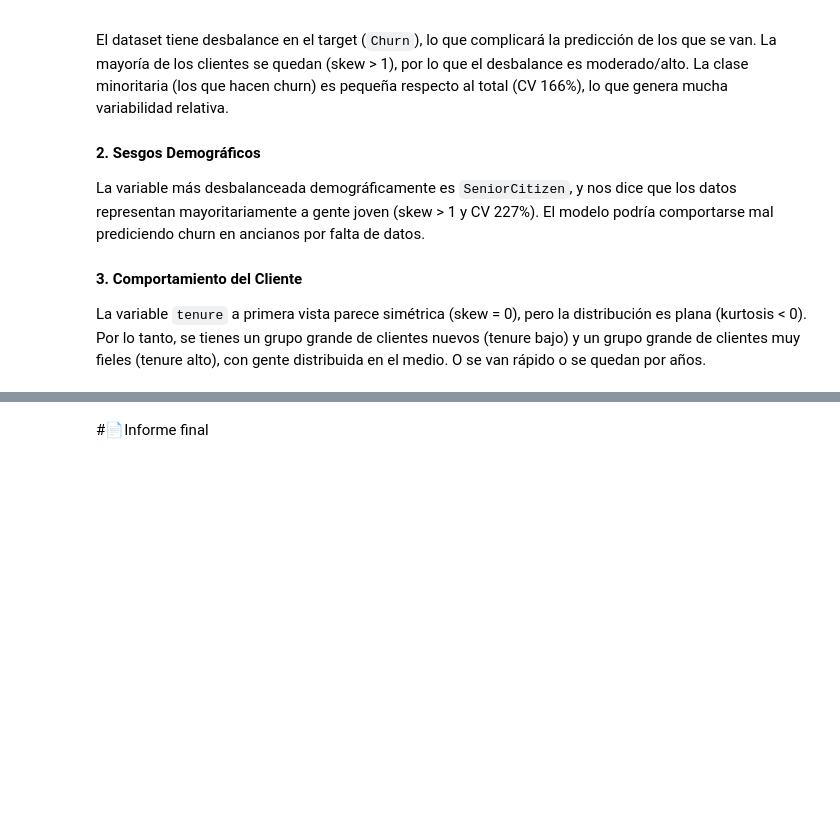
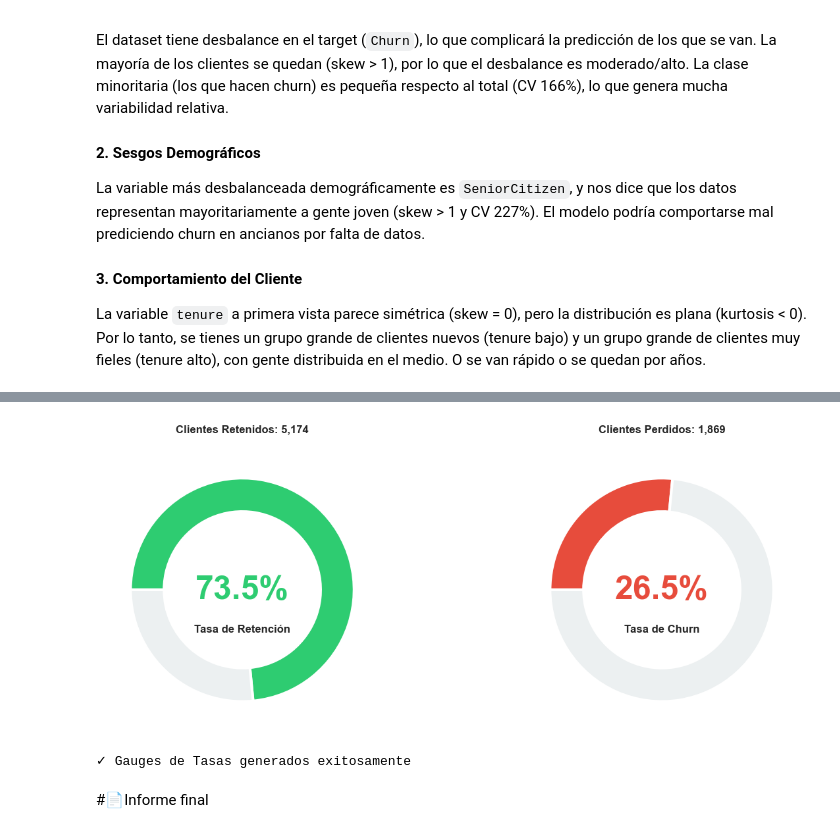
Before and after one commit to marianoInsa/ONE-TelecomX, a Jupyter notebook: Challenge-TelecomX.ipynb, the cells around one changed output, grey strips where cells are left out. Drawn from its saved outputs; the diff is of its cells as text; code cells hidden in the pictures; blank space fills up the shorter version.

```diff
--- a/Challenge-TelecomX.ipynb
+++ b/Challenge-TelecomX.ipynb
@@ -861,0 +939,11 @@ La variable `tenure` a primera vista parece simétrica (skew = 0), pero la distr
+# %%
+def calcular_retention_rate(df: pd.DataFrame, verbose: bool = False) -> float:
+    """
+    Calcula la tasa de retención (Retention Rate) del DataFrame.
+    """
+    retention_rate = (churn_counts.get(0, 0) / len(df)) * 100
+    if verbose:
+        print(f"Tasa de Retención (Retention Rate): {retention_rate:.2f}%")
+    return retention_rate
+
+retention_rate = calcular_retention_rate(df)
@@ -862,2 +1100,71 @@ La variable `tenure` a primera vista parece simétrica (skew = 0), pero la distr
+# %%
+fig, axes = plt.subplots(1, 2, figsize=(14, 5))
+
+# valores necesarios
+churn_count = calcular_conteo_churn(df).get(1, 0)
+retention_count = calcular_conteo_churn(df).get(0, 0)
+churn_rate = calcular_churn_rate(df)
+retention_rate = calcular_retention_rate(df)
+
+# Gauge 1: Tasa de Churn
+ax1 = axes[0]
+gauge_values_ch = [churn_rate, 100 - churn_rate]
+colors_ch = ['#e74c3c', '#ecf0f1']
+ax1.pie(gauge_values_ch,
+        colors=colors_ch,
+        startangle=180,
+        counterclock=False,
+        wedgeprops=dict(
+            width=0.3,
+            edgecolor='white',
+            linewidth=3
+        )
+)
+# texto del centro
+ax1.text(0, 0, f'{churn_rate:.1f}%',
+         ha='center', va='center',
+         fontsize=36, fontweight='bold', color='#e74c3c'
+)
+# etiqueta debajo
+ax1.text(0, -0.35, 'Tasa de Churn',
+         ha='center', va='center',
+         fontsize=12, fontweight='bold'
+)
+ax1.set_title(f'Clientes Perdidos: {churn_count:,}',
+              fontsize=12, fontweight='bold', pad=20)
+
+# Gauge 2: Tasa de Retención
+ax2 = axes[1]
+gauge_values_ret = [retention_rate, 100 - retention_rate]
+colors_ret = ['#2ecc71', '#ecf0f1']
+ax2.pie(gauge_values_ret,
+        colors=colors_ret,
+        startangle=180,
+        counterclock=False,
+        wedgeprops=dict(
+            width=0.3,
+            edgecolor='white',
+            linewidth=3
+        )
+)
+
+ax2.text(0, 0, f'{retention_rate:.1f}%',
+         ha='center', va='center',
+         fontsize=36, fontweight='bold', color='#2ecc71')
+
+ax2.text(0, -0.35, 'Tasa de Retención',
+         ha='center', va='center',
+         fontsize=12, fontweight='bold')
+
+ax2.set_title(f'Clientes Retenidos: {retention_count:,}',
+              fontsize=12, fontweight='bold', pad=20)
+
+plt.tight_layout()
+plt.show()
+
+print("✓ Gauges de Tasas generados exitosamente")
+# %% [output]
+[figure, added]
+✓ Gauges de Tasas generados exitosamente
 # %% [markdown]
 #📄Informe final
```
Also changed, not shown: parts of 18 cells of this notebook.
